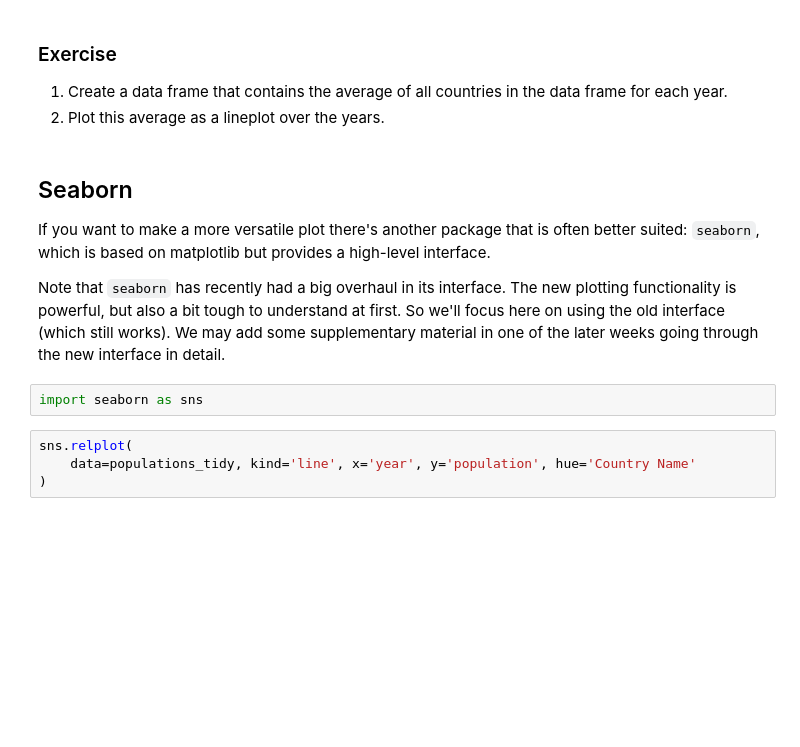
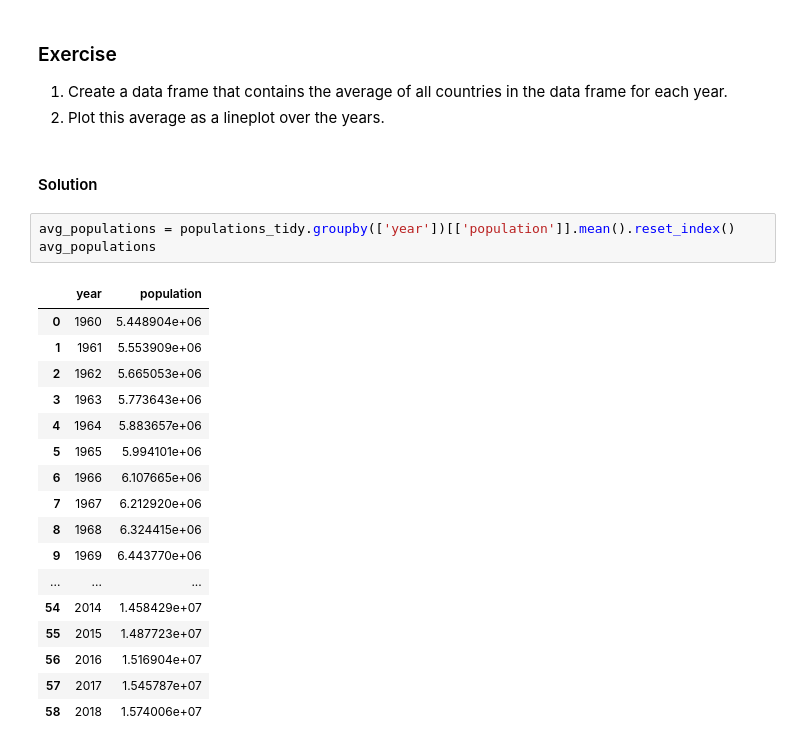
Before and after one commit to Columbia-Neuropythonistas/IntroPythonForNeuroscientists2022, a Jupyter notebook: Week06_Pandas/pfn-6.ipynb, the cells around one changed output. Drawn from its saved outputs; the diff is of its cells as text; blank space fills up the shorter version.

```diff
--- a/Week06_Pandas/pfn-6.ipynb
+++ b/Week06_Pandas/pfn-6.ipynb
@@ -177,14 +575,26 @@ plt.plot(populations_aze['year'], populations_aze['population'])
 ### Exercise
 1. Create a data frame that contains the average of all countries in the data frame for each year.
 2. Plot this average as a lineplot over the years.
-# %% [markdown]
-## Seaborn
-If you want to make a more versatile plot there's another package that is often better suited: `seaborn`, which is based on matplotlib but provides a high-level interface.
-
-Note that `seaborn` has recently had a big overhaul in its interface. The new plotting functionality is powerful, but also a bit tough to understand at first. So we'll focus here on using the old interface (which still works). We may add some supplementary material in one of the later weeks going through the new interface in detail.
-# %%
-import seaborn as sns
-# %%
-sns.relplot(
-    data=populations_tidy, kind='line', x='year', y='population', hue='Country Name'
-)
+# %% [markdown]
+#### Solution
+# %%
+avg_populations = populations_tidy.groupby(['year'])[['population']].mean().reset_index()
+avg_populations
+# %% [output]
+|  | year | population |
+| 0 | 1960 | 5.448904e+06 |
+| 1 | 1961 | 5.553909e+06 |
+| 2 | 1962 | 5.665053e+06 |
+| 3 | 1963 | 5.773643e+06 |
+| 4 | 1964 | 5.883657e+06 |
+| 5 | 1965 | 5.994101e+06 |
+| 6 | 1966 | 6.107665e+06 |
+| 7 | 1967 | 6.212920e+06 |
+| 8 | 1968 | 6.324415e+06 |
+| 9 | 1969 | 6.443770e+06 |
+| ... | ... | ... |
+| 54 | 2014 | 1.458429e+07 |
+| 55 | 2015 | 1.487723e+07 |
+| 56 | 2016 | 1.516904e+07 |
+| 57 | 2017 | 1.545787e+07 |
+| 58 | 2018 | 1.574006e+07 |
```
Also changed, not shown: parts of 68 cells of this notebook, 1 other file.
